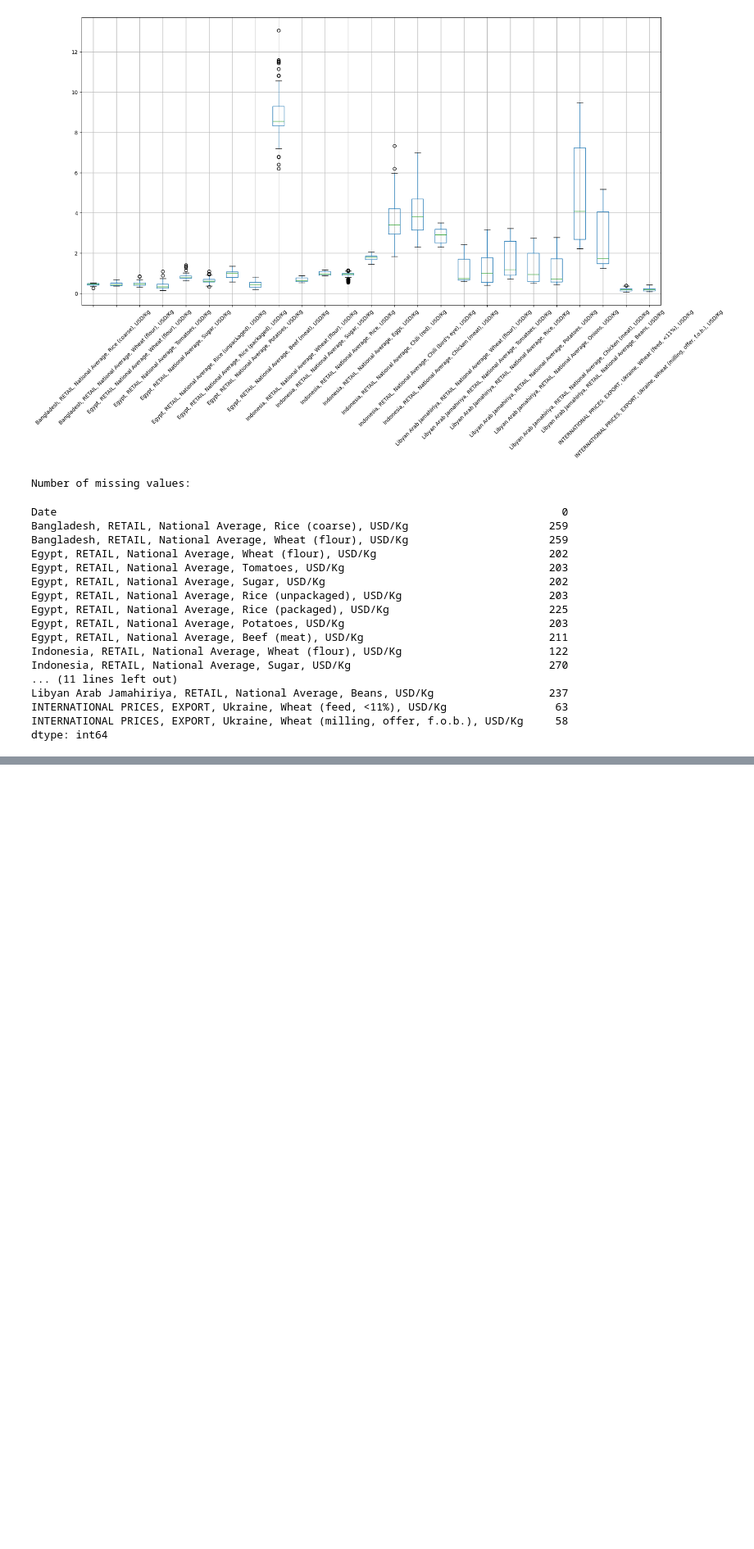
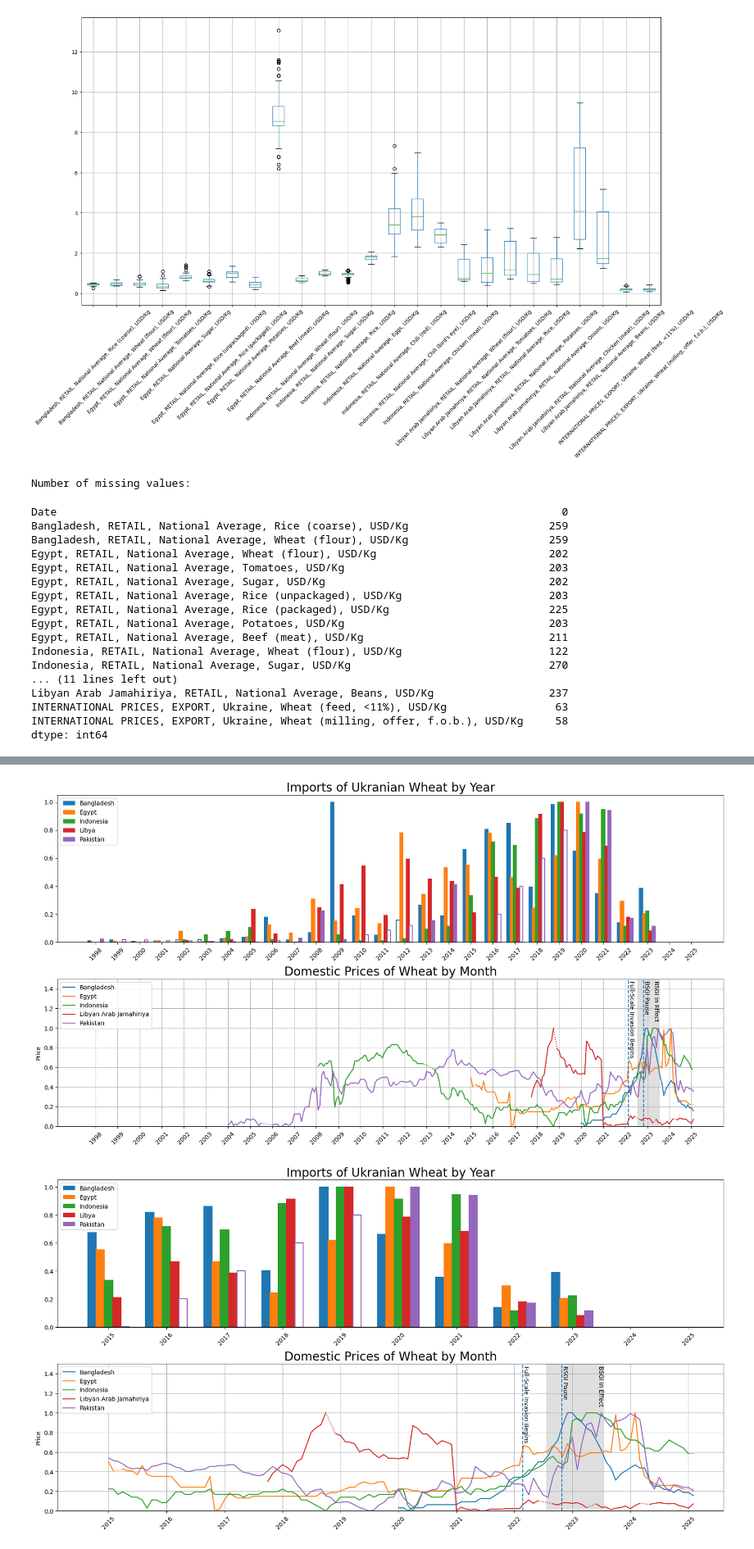
Before and after one commit to GVSU-CIS635/term-project-gjk, a Jupyter notebook: eda.ipynb, the cells around one changed output, grey strips where cells are left out. Shown at 82% size. Cells and saved outputs as stored; diff of their text form; code cells hidden in the pictures; blank space fills up the shorter version.

Commit message:
Added time-series price and some import analysis

```diff
--- a/eda.ipynb
+++ b/eda.ipynb
@@ -656,0 +890,8 @@ dtype: int64
+# %%
+# Min-max normalization for 1d data
+
+def minMaxNorm(data):
+	max = np.max(data)
+	min = np.min(data)
+	minMaxed = (data - min) / (max - min)
+	return minMaxed
@@ -656,0 +1140,29 @@ dtype: int64
+# %%
+# Define trade data
+file_path = "data/ukraine_wheat_maize_exports_1995_2023.csv"
+df = pd.read_csv(file_path)
+wheat_df = df[df["product"] == "Wheat"].copy() # filter out other products
+invasion_year = 2022
+yearly_exports = wheat_df.groupby(["importer", "year"])["quantity"].sum().reset_index() # aggregate by year and importer
+
+# reformat into one row per year
+rows = []
+countries = ["Bangladesh", "Egypt", "Indonesia", "Libya", "Pakistan"]
+for year in sorted(yearly_exports["year"].unique()):
+	row = { "Date": pd.to_datetime(f"{year}-01-01") }
+	yearDf = yearly_exports[yearly_exports["year"] == year]
+	for country in countries:
+		qtys = list(yearDf[yearDf["importer"] == country]["quantity"])
+		if len(qtys) == 1:
+			row[country] = qtys[0]
+		elif len(qtys) == 0:
+			row[country] = None
+		else:
+			print(year, country, 'contains unexpected number of values')
+	rows.append(row)
+
+# Create df and get interpolated columns for each column
+df = pd.DataFrame(rows)
+interpExports = impute(df)
+
+display(interpExports.head(2))
@@ -656,0 +1211,9 @@ dtype: int64
+# %%
+# Plot import hist and price line on same x axis
+# Bar is normed by max value, line is min-max normed
+histLinePlot(interpPrices, interpExports)
+histLinePlot(interpPrices, interpExports, start=pd.to_datetime("2015-01-01"))
+histLinePlot(interpPrices, interpExports, start=pd.to_datetime("2020-01-01"))
+# %% [output]
+[figure, added]
+[figure, added]
```
Also changed, not shown: parts of 18 cells of this notebook, 6 other files.
